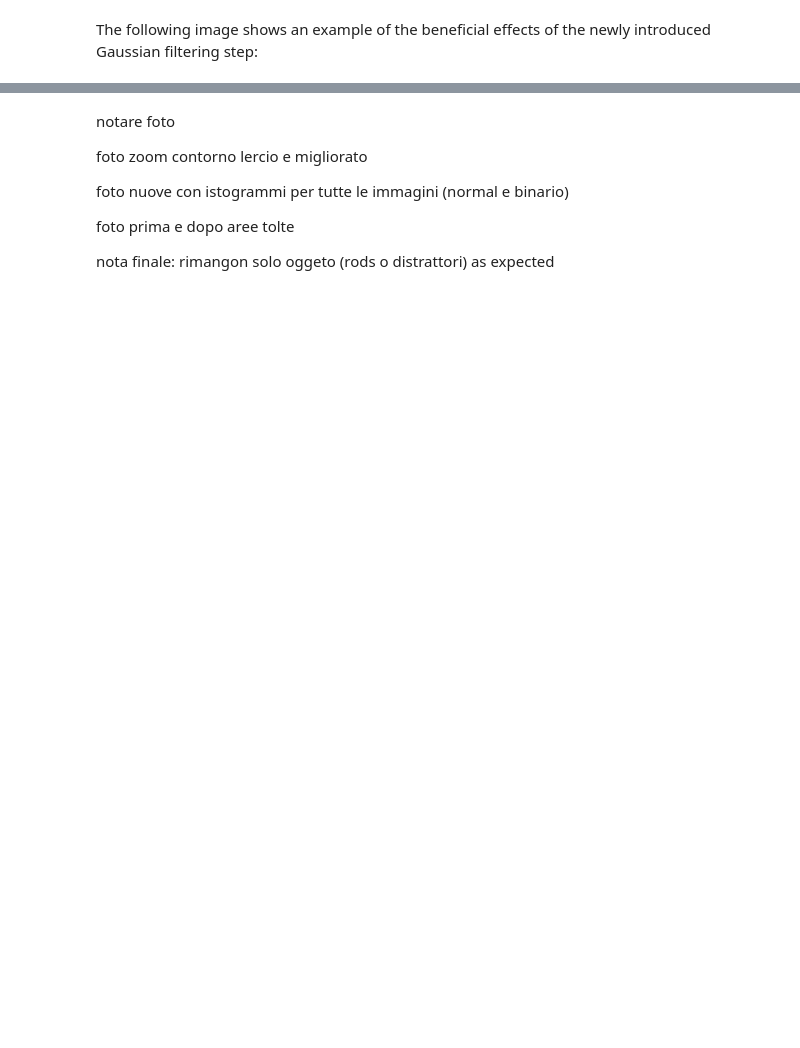
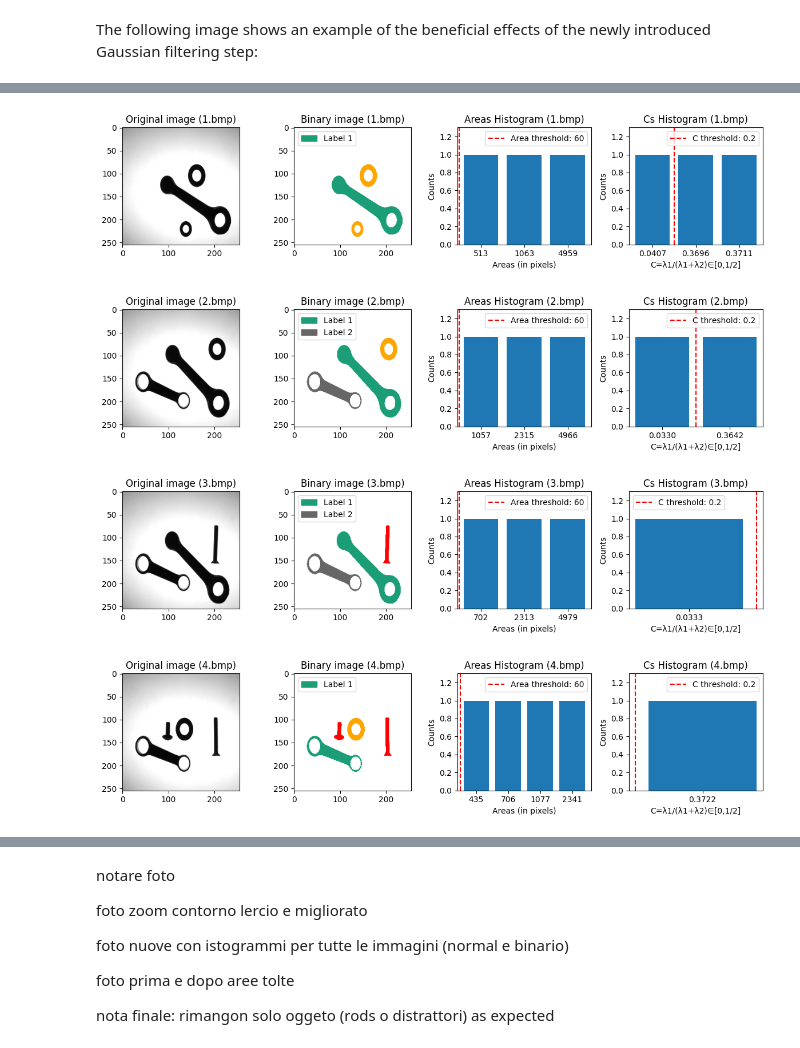
Before and after one commit to VincenzoLomba/ImageProcessingAndComputerVision, a Jupyter notebook: pythonvenv/src/project/project11VincenzoLombardi.ipynb, the cells around one changed output, grey strips where cells are left out. Saved outputs shown, nothing was run; the diff lists cells and outputs as text; code cells hidden in the pictures; blank space fills up the shorter version.

```diff
--- a/pythonvenv/src/project/project11VincenzoLombardi.ipynb
+++ b/pythonvenv/src/project/project11VincenzoLombardi.ipynb
@@ -435,0 +451,24 @@ plt.show()
+# %%
+distractorBLOBsType1 = []
+distractorBLOBsType2 = []
+crBLOBs = []
+areas = defaultdict(list)
+Cs = defaultdict(list)
+for BLOB in BLOBs:
+    areas[BLOB.imageName].append(BLOB.STAT_AREA) # Populated and used for visualization purposes within this Jupyter Notebook file
+    if len(BLOB.internalContours) == 0: distractorBLOBsType1.append(BLOB); continue
+    yCoords, xCoords = np.where(BLOB.ROI != 0)
+    eigenvalues, eigenvectors = miscellaneous.computeCovariance2D(np.column_stack((xCoords, yCoords)))
+    if len(BLOB.internalContours) == 1:
+        C = eigenvalues[0]/(eigenvalues[0]+eigenvalues[1])
+        Cs[BLOB.imageName].append(C) # Populated and used for visualization purposes within this Jupyter Notebook file
+        if C >= parameters.distractorsIsotropicityThreshold:
+            distractorBLOBsType2.append(BLOB)
+            continue
+    crBLOBs.append(BLOB)
+
+# Upadting labels
+for imagesName in imagesNames:
+    bs = [b for b in crBLOBs if b.imageName == imagesName]
+    newLabels = range(1, len(bs)+1)
+    for i,b in enumerate(bs): b.label = newLabels[i]
@@ -435,0 +477,9 @@ plt.show()
+# %%
+indices = [0, 1, 2, 3] # Indexes to be used only for visualization purposes within this Jupyter Notebook file
+for index in indices:
+    plotter.plotImageConnectedComponents(images[index], binaryImages[index], [b for b in crBLOBs if b.imageName == imagesNames[index]], areas[imagesNames[index]], parameters.areaThreshold, "Area", "Areas (in pixels)", "Counts", [b for b in distractorBLOBsType1 if b.imageName == imagesNames[index]], [b for b in distractorBLOBsType2 if b.imageName == imagesNames[index]], Cs[imagesNames[index]], parameters.distractorsIsotropicityThreshold, "C", "C=λ1/(λ1+λ2)∈[0,1/2]", "Counts")
+# %% [output]
+[figure, added]
+[figure, added]
+[figure, added]
+[figure, added]
```
Also changed, not shown: parts of 19 cells of this notebook, 2 other files.
